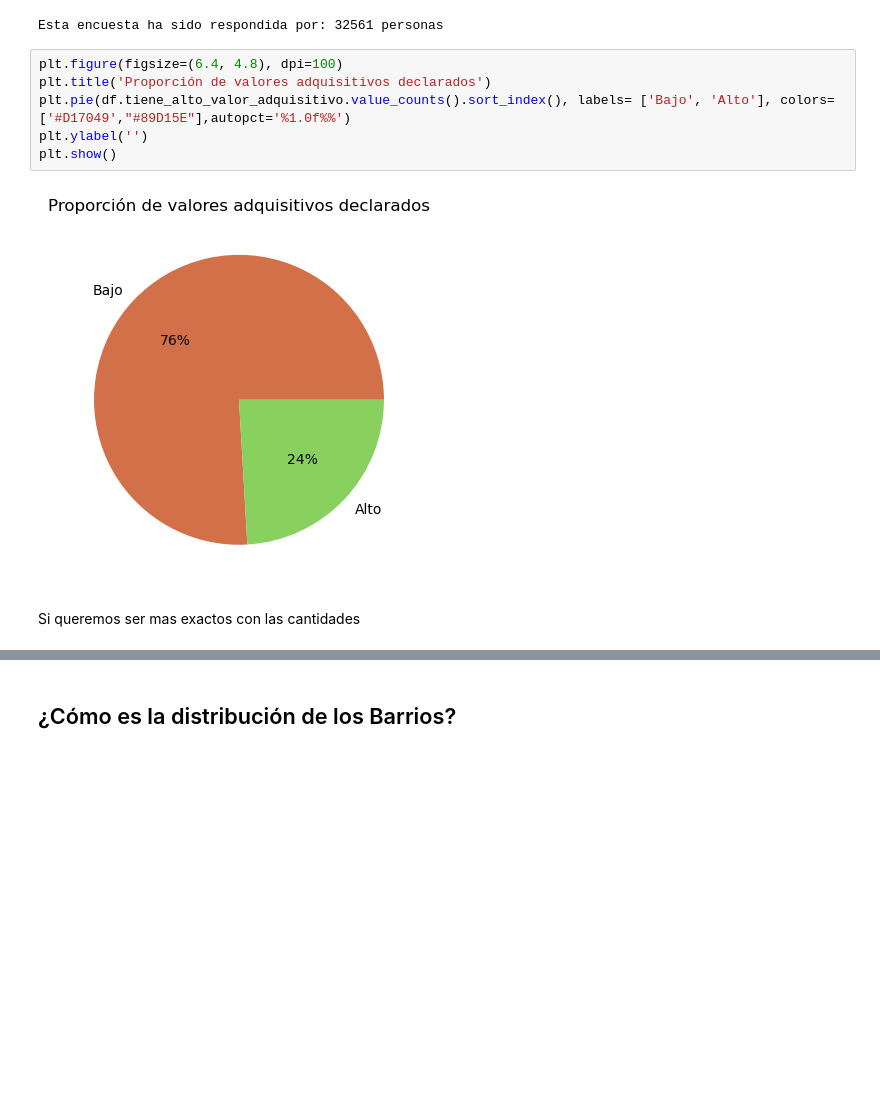
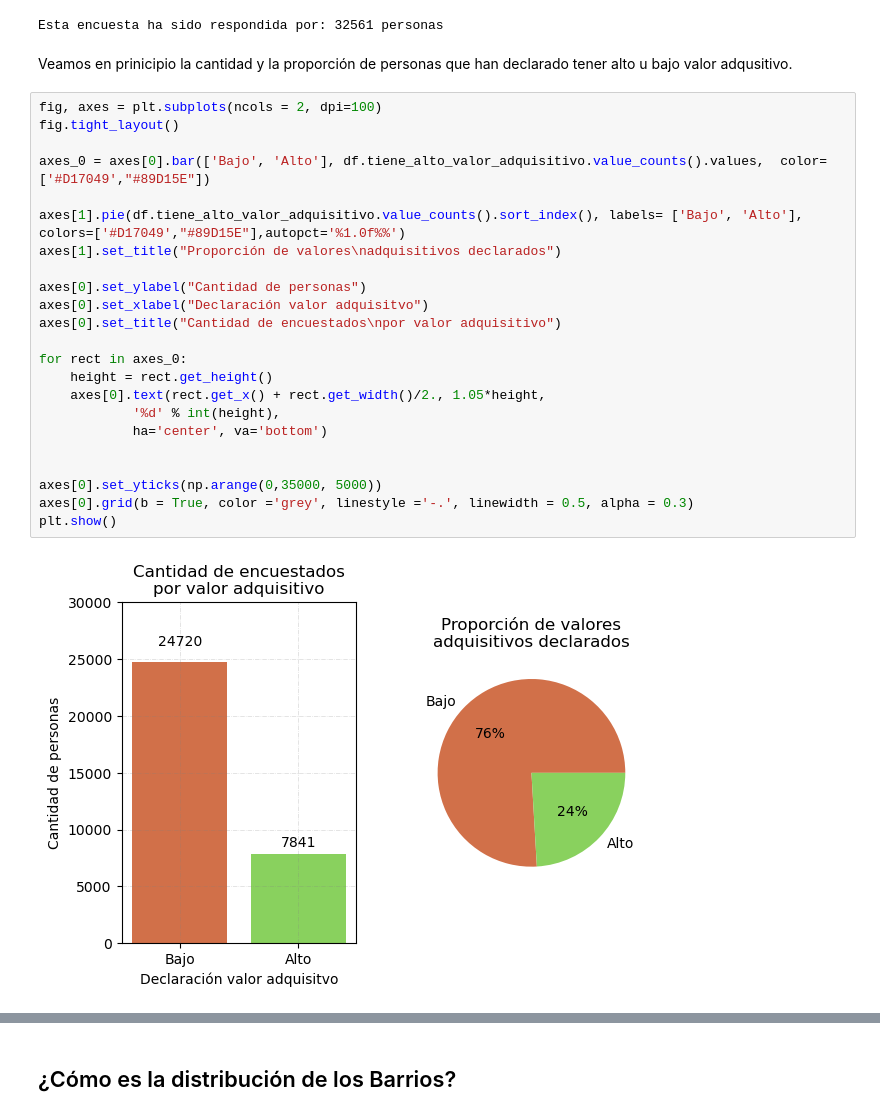
Before and after one commit to fjpacheco/machine-learning, a Jupyter notebook: preguntas_randoms.ipynb, the cells around one changed output, grey strips where cells are left out. Saved outputs shown, nothing was run; the diff lists cells and outputs as text; blank space fills up the shorter version.

```diff
--- a/preguntas_randoms.ipynb
+++ b/preguntas_randoms.ipynb
@@ -53,13 +53,30 @@ Primero detallemos cuantas personas han respondido la encuesta
 print("Esta encuesta ha sido respondida por:", len(df), "personas")
 # %% [output]
 Esta encuesta ha sido respondida por: 32561 personas
+# %% [markdown]
+Veamos en prinicipio la cantidad y la proporción de personas que han declarado tener alto u bajo valor adqusitivo.
 # %%
-plt.figure(figsize=(6.4, 4.8), dpi=100)
-plt.title('Proporción de valores adquisitivos declarados')
-plt.pie(df.tiene_alto_valor_adquisitivo.value_counts().sort_index(), labels= ['Bajo', 'Alto'], colors=['#D17049',"#89D15E"],autopct='%1.0f%%')
-plt.ylabel('')
+fig, axes = plt.subplots(ncols = 2, dpi=100)
+fig.tight_layout()
+
+axes_0 = axes[0].bar(['Bajo', 'Alto'], df.tiene_alto_valor_adquisitivo.value_counts().values,  color=['#D17049',"#89D15E"])
+
+axes[1].pie(df.tiene_alto_valor_adquisitivo.value_counts().sort_index(), labels= ['Bajo', 'Alto'], colors=['#D17049',"#89D15E"],autopct='%1.0f%%')
+axes[1].set_title("Proporción de valores\nadquisitivos declarados")
+
+axes[0].set_ylabel("Cantidad de personas")
+axes[0].set_xlabel("Declaración valor adquisitvo")
+axes[0].set_title("Cantidad de encuestados\npor valor adquisitivo")
+
+for rect in axes_0:
+    height = rect.get_height()
+    axes[0].text(rect.get_x() + rect.get_width()/2., 1.05*height,
+            '%d' % int(height),
+            ha='center', va='bottom')
+
+
+axes[0].set_yticks(np.arange(0,35000, 5000))
+axes[0].grid(b = True, color ='grey', linestyle ='-.', linewidth = 0.5, alpha = 0.3)
 plt.show()
 # %% [output]
-[figure, old version]
+[figure, new version]
-# %% [markdown]
-Si queremos ser mas exactos con las cantidades
```
Also changed, not shown: parts of 14 cells of this notebook.
